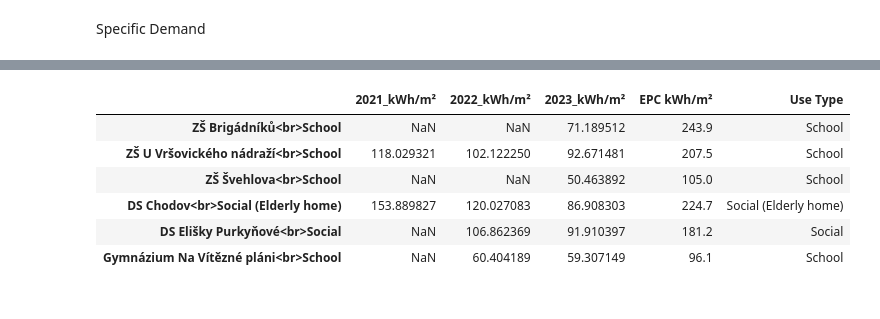
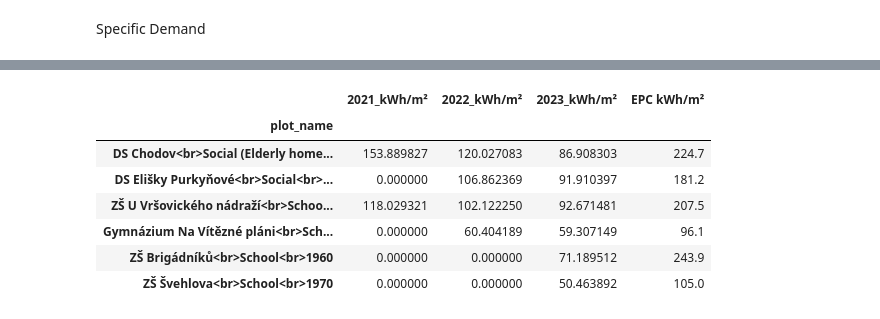
Before and after one commit to DKSR-CI/ci_city_mission_prague_2024, a Jupyter notebook: usecase_energy/notebooks/05-jz-compare_buildings.ipynb, the cells around one changed output, grey strips where cells are left out. Cells and saved outputs as stored; diff of their text form; code cells hidden in the pictures.

Commit message:
updated compare buildings

```diff
--- a/usecase_energy/notebooks/05-jz-compare_buildings.ipynb
+++ b/usecase_energy/notebooks/05-jz-compare_buildings.ipynb
@@ -183,19 +176,32 @@ Name: Use Type, dtype: object
 # %%
 specific_demand_cols = [c for c in metadata.columns if c.endswith("kWh/m²")]
-temp_df = metadata.loc[:, specific_demand_cols + ["Building", "EPC - numeric", "Use Type"]].set_index("Building")
+temp_df = metadata.loc[:, specific_demand_cols + ["Building", "EPC - numeric", "plot_name"]].set_index("Building")
 
 temp_df.rename(columns={"EPC - numeric": "EPC kWh/m²"}, inplace=True)
-temp_df["valid"] = temp_df.drop("Use Type", axis=1).sum(axis=1) - temp_df["EPC kWh/m²"]
+temp_df["valid"] = temp_df.drop("plot_name", axis=1).sum(axis=1) - temp_df["EPC kWh/m²"]
 
 temp_df = temp_df.loc[temp_df["valid"]>0, :]
 temp_df.drop("valid", axis=1, inplace=True)
-temp_df.index = temp_df.index + "<br>" + temp_df["Use Type"]
-temp_df
+temp_df.set_index("plot_name", inplace=True)
+
+fig = px.bar(temp_df,
+       barmode="group",
+       template="plotly_white",
+       title="Annual Primary Energy Demand (kWh/m²)<br>Measured vs. Label",
+       width=800,
+       height=400)
+fig.update_layout(
+       xaxis_title = "Building",
+       yaxis_title = "kWh/m²"
+)
+fig.show()
+fig.write_image("../reports/annual_primary_energy_demand.png")
 # %% [output]
-|  | 2021_kWh/m² | 2022_kWh/m² | 2023_kWh/m² | EPC kWh/m² | Use Type |
-| ZŠ Brigádníků<br>School | NaN | NaN | 71.189512 | 243.9 | School |
-| ZŠ U Vršovického nádraží<br>School | 118.029321 | 102.122250 | 92.671481 | 207.5 | School |
-| ZŠ Švehlova<br>School | NaN | NaN | 50.463892 | 105.0 | School |
-| DS Chodov<br>Social (Elderly home) | 153.889827 | 120.027083 | 86.908303 | 224.7 | Social (Elderly home) |
-| DS Elišky Purkyňové<br>Social | NaN | 106.862369 | 91.910397 | 181.2 | Social |
-| Gymnázium Na Vítězné pláni<br>School | NaN | 60.404189 | 59.307149 | 96.1 | School |
+|  | 2021_kWh/m² | 2022_kWh/m² | 2023_kWh/m² | EPC kWh/m² |
+| plot_name |  |  |  |  |
+| DS Chodov<br>Social (Elderly home... | 153.889827 | 120.027083 | 86.908303 | 224.7 |
+| DS Elišky Purkyňové<br>Social<br>... | 0.000000 | 106.862369 | 91.910397 | 181.2 |
+| ZŠ U Vršovického nádraží<br>Schoo... | 118.029321 | 102.122250 | 92.671481 | 207.5 |
+| Gymnázium Na Vítězné pláni<br>Sch... | 0.000000 | 60.404189 | 59.307149 | 96.1 |
+| ZŠ Brigádníků<br>School<br>1960 | 0.000000 | 0.000000 | 71.189512 | 243.9 |
+| ZŠ Švehlova<br>School<br>1970 | 0.000000 | 0.000000 | 50.463892 | 105.0 |
```
Also changed, not shown: parts of 10 cells of this notebook, 1 other file.
